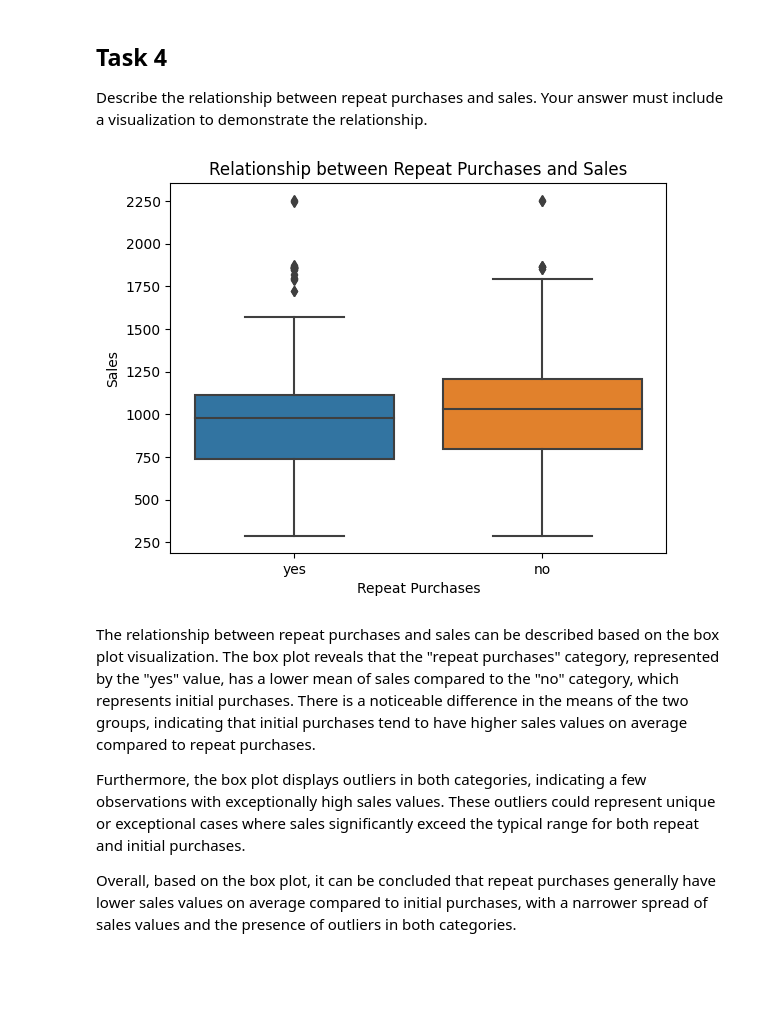
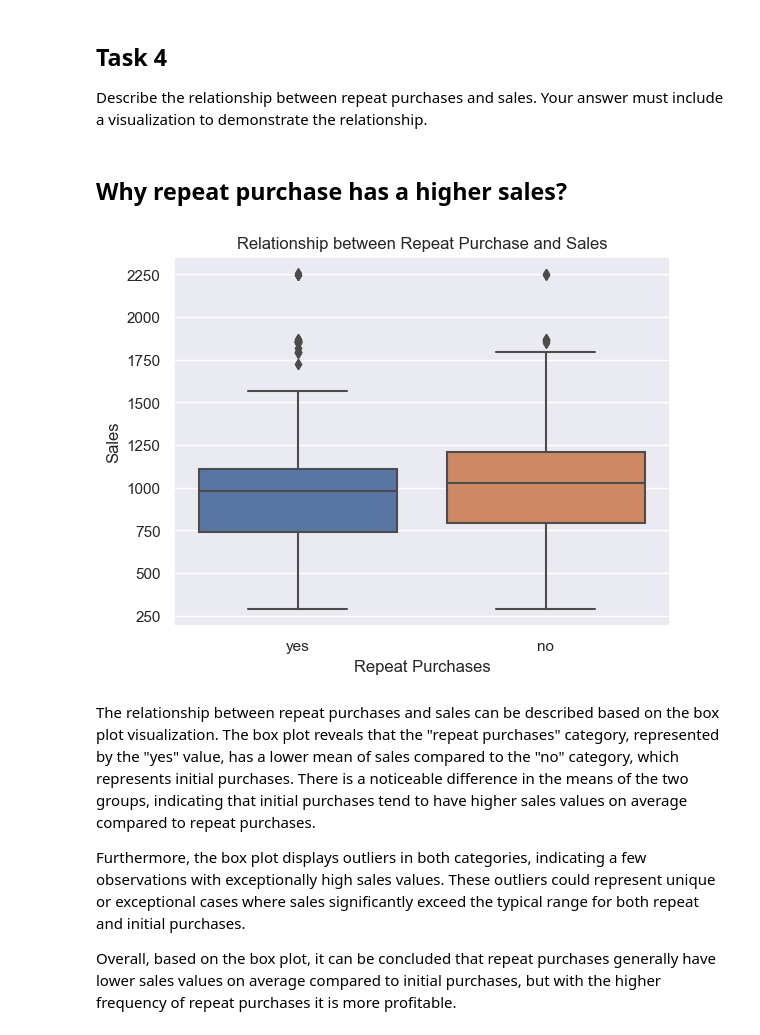
Before and after one commit to dSymon87/Data_Analytics, a Jupyter notebook: Petmind.ipynb, the cells around one changed output. Saved outputs shown, nothing was run; the diff lists cells and outputs as text; code cells hidden in the pictures; blank space fills up the shorter version.

```diff
--- a/Petmind.ipynb
+++ b/Petmind.ipynb
@@ -111,0 +120,12 @@ plt.show()
+# %%
+#Subset only repeat purchase 'yes'
+repeat_purchases_yes = pet_supplies_2212df[pet_supplies_2212df['repeat_purchase'].isin(['yes'])]
+categorize_repeat_purchases = repeat_purchases_yes.groupby('category')['repeat_purchase'].count().reset_index()
+
+#Plotting pie chart
+plt.pie(categorize_repeat_purchases['repeat_purchase'],
+        labels = categorize_repeat_purchases['category'],
+        autopct='%.0f%%')
+plt.title('Repeat Purchase by Category')
+sns.set()
+plt.show()
@@ -111,0 +149,8 @@ plt.show()
+# %%
+sns.countplot(data= pet_supplies_2212df, x = 'category', hue='repeat_purchase')
+plt.xticks(rotation=60)
+plt.xlabel('Product Category')
+plt.ylabel('No. of Sales')
+plt.title('Relationship between Product Category and No. of. Sales')
+sns.set()
+plt.show()
@@ -121,8 +172,9 @@ that shows the distribution.
 # %%
 sns.histplot(data=pet_supplies_2212df, x='sales', kde=True)
 plt.xlabel('Sales')
-plt.ylabel('Frequency')
+plt.ylabel('No. of Sales')
 plt.title('Distribution of Sales')
 plt.xticks(rotation=60)
+sns.set()
 plt.show()
 # %% [output]
@@ -131,0 +186,15 @@ The distribution of sales exhibits a peak around 1000 USD, indicating a relative
+# %%
+repeat_purchases_yes = pet_supplies_2212df[pet_supplies_2212df['repeat_purchase'].isin(['yes'])]
+sales_cumsum_yes = repeat_purchases_yes['sales'].cumsum()
+
+repeat_purchases_no = pet_supplies_2212df[pet_supplies_2212df['repeat_purchase'].isin(['no'])]
+sales_cumsum_no = repeat_purchases_no['sales'].cumsum()
+
+sales_cumsum_yes.plot()
+sales_cumsum_no.plot()
+plt.xlabel('Count of Purchases')
+plt.ylabel('Sales')
+plt.title('Cummulative Sum of sales')
+plt.legend(['Repeat Purchase Sales', 'First Purchase Sales'])
+sns.set()
+plt.show()
@@ -133,18 +208,21 @@ The distribution of sales exhibits a peak around 1000 USD, indicating a relative
 ## Task 4
 Describe the relationship between repeat purchases and sales. Your answer must
 include a visualization to demonstrate the relationship.
+# %% [markdown]
+## Why repeat purchase has a higher sales?
 # %%
 
 sns.boxplot(data= pet_supplies_2212df, x= 'repeat_purchase', y= 'sales')
 plt.xlabel('Repeat Purchases')
 plt.ylabel('Sales')
 plt.title('Relationship between Repeat Purchase and Sales')
+sns.set()
 plt.show()
 # %% [output]
-[figure, old version]
+[figure, new version]
 # %% [markdown]
 The relationship between repeat purchases and sales can be described based on the box plot visualization. The box plot reveals that the "repeat purchases" category, represented by the "yes" value, has a lower mean of sales compared to the "no" category, which represents initial purchases. There is a noticeable difference in the means of the two groups, indicating that initial purchases tend to have higher sales values on average compared to repeat purchases.
 
 Furthermore, the box plot displays outliers in both categories, indicating a few observations with exceptionally high sales values. These outliers could represent unique or exceptional cases where sales significantly exceed the typical range for both repeat and initial purchases.
 
-Overall, based on the box plot, it can be concluded that repeat purchases generally have lower sales values on average compared to initial purchases, with a narrower spread of sales values and the presence of outliers in both categories.
+Overall, based on the box plot, it can be concluded that repeat purchases generally have lower sales values on average compared to initial purchases, but with the higher frequency of repeat purchases it is more profitable.
```
Also changed, not shown: parts of 18 cells of this notebook.
